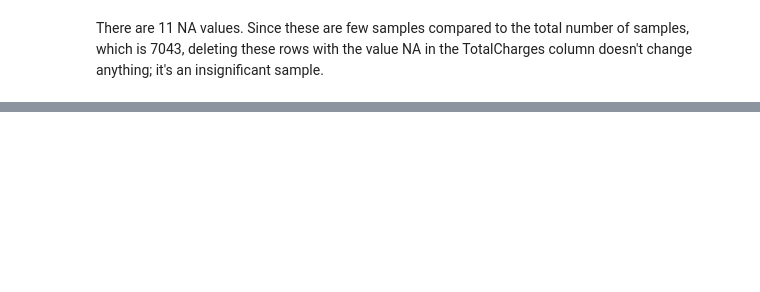
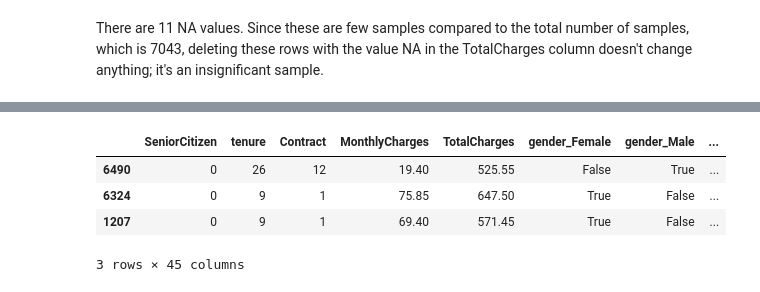
Before and after one commit to linkcla/churn-lab, a Jupyter notebook: exploration.ipynb, the cells around one changed output, grey strips where cells are left out. Drawn from its saved outputs; the diff is of its cells as text; code cells hidden in the pictures; blank space fills up the shorter version.

```diff
--- a/exploration.ipynb
+++ b/exploration.ipynb
@@ -116,0 +338,8 @@ There are 11 NA values. Since these are few samples compared to the total number
+# %%
+mappint = {
+    'Month-to-month': 1,
+    'One year': 12,
+    'Two year': 24
+}
+churn_data['Contract'] = churn_data['Contract'].map(mappint)
+churn_data['Contract'].unique()
@@ -116,0 +374,2 @@ There are 11 NA values. Since these are few samples compared to the total number
+# %%
+churn_data = pd.get_dummies(churn_data, drop_first=False, columns=None)
@@ -116,0 +399,8 @@ There are 11 NA values. Since these are few samples compared to the total number
+# %%
+churn_data.sample(3)
+# %% [output]
+|  | SeniorCitizen | tenure | Contract | MonthlyCharges | TotalCharges | gender_Female | gender_Male | ... |
+| 6490 | 0 | 26 | 12 | 19.40 | 525.55 | False | True | ... |
+| 6324 | 0 | 9 | 1 | 75.85 | 647.50 | True | False | ... |
+| 1207 | 0 | 9 | 1 | 69.40 | 571.45 | True | False | ... |
+3 rows × 45 columns
```
Also changed, not shown: parts of 42 cells of this notebook.
